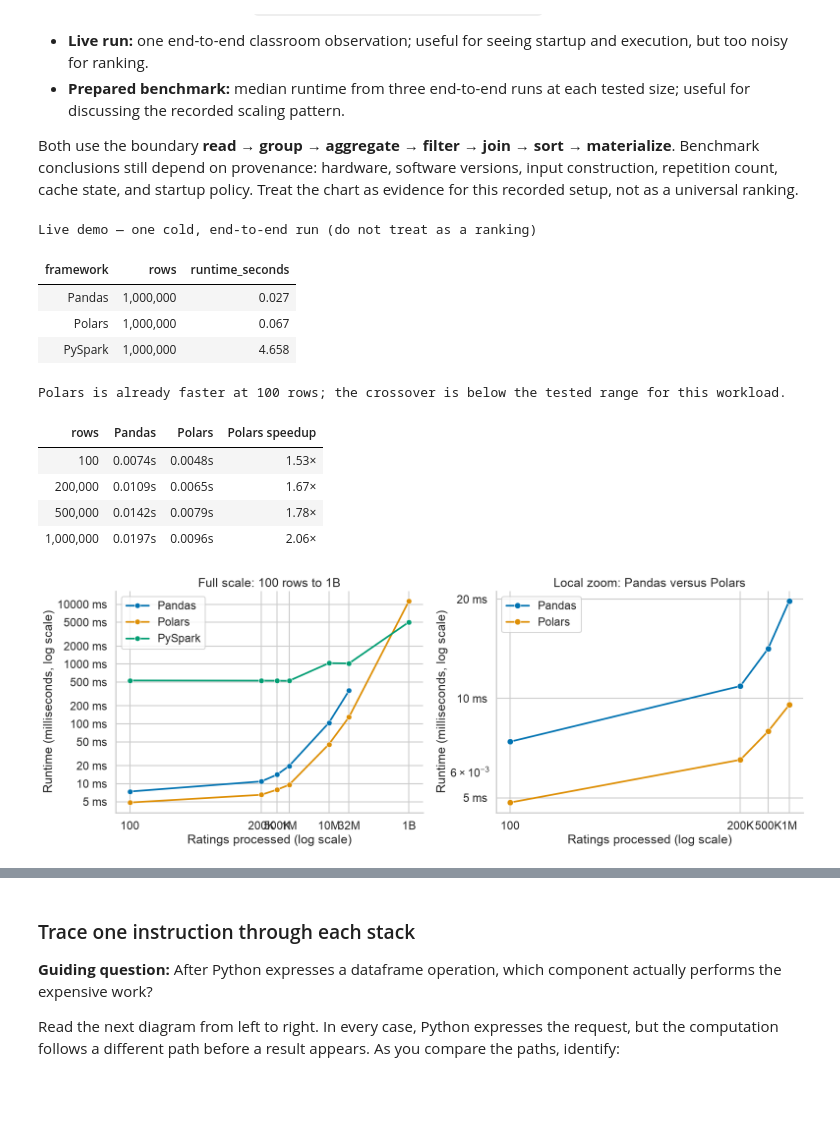
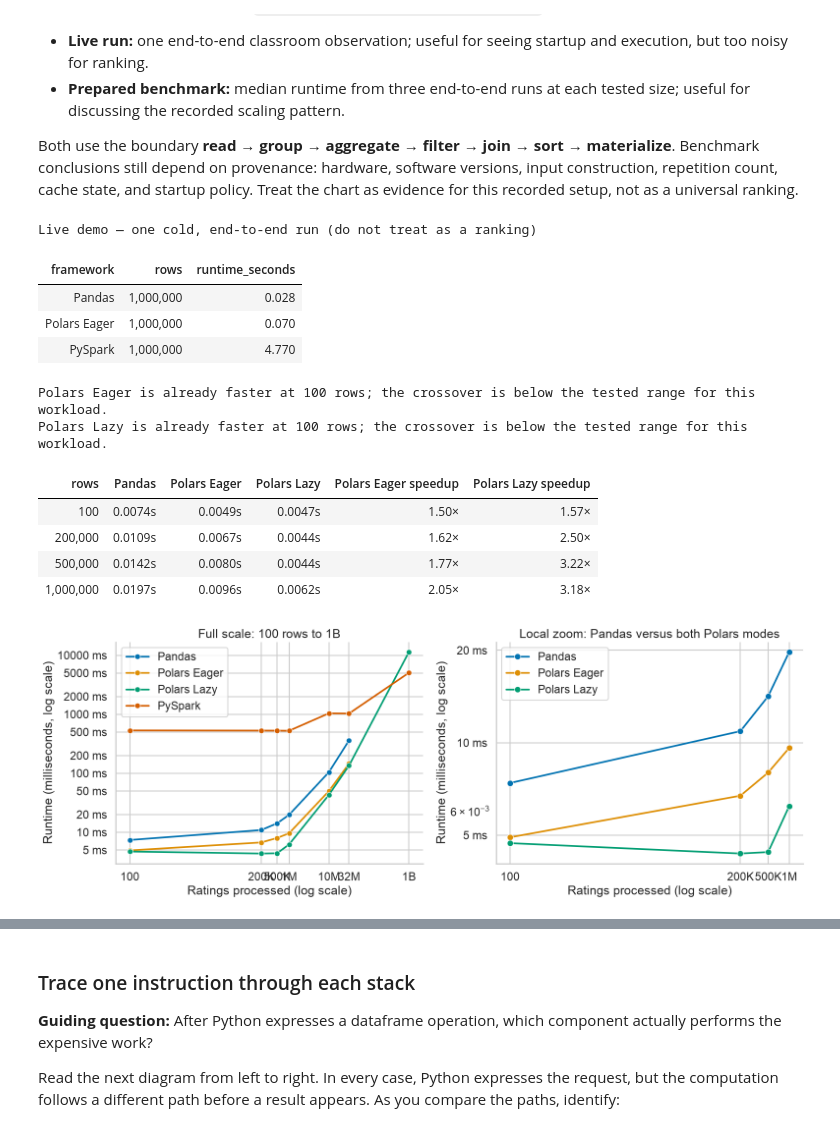
Before and after one commit to Kedar-V/data-processing-frameworks-demo, a Jupyter notebook: notebooks/movielens_dataframe_engines_simple.ipynb, the cells around one changed output, grey strips where cells are left out. Drawn from its saved outputs; the diff is of its cells as text; code cells hidden in the pictures; blank space fills up the shorter version.

```diff
--- a/notebooks/movielens_dataframe_engines_simple.ipynb
+++ b/notebooks/movielens_dataframe_engines_simple.ipynb
@@ -55,8 +55,10 @@ from IPython.display import display, Markdown
 # Keep unexpected warnings visible during class; suppress only known seaborn deprecations.
 warnings.filterwarnings("ignore", category=FutureWarning, module="seaborn")
 sns.set_theme(style="whitegrid", context="talk")
-palette = sns.color_palette("colorblind", 3)
-FRAMEWORK_COLORS = dict(zip(["Pandas", "Polars", "PySpark"], palette))
+palette = sns.color_palette("colorblind", 4)
+FRAMEWORK_COLORS = dict(
+    zip(["Pandas", "Polars Eager", "Polars Lazy", "PySpark"], palette)
+)
 
 FAST_DEMO = True
 MIN_RATINGS = 1_000
@@ -620,7 +622,7 @@ live = pd.DataFrame(
         {"framework": framework, "rows": LIVE_ROWS, "runtime_seconds": runtime}
         for framework, runtime in {
             "Pandas": pandas_runtime,
-            "Polars": polars_runtime,
+            "Polars Eager": polars_runtime,
             "PySpark": spark_runtime,
         }.items()
         if runtime is not None
@@ -631,37 +633,39 @@ display(
     live.style.format({"rows": "{:,}", "runtime_seconds": "{:.3f}"}).hide(axis="index")
 )
 
+polars_modes = ["Polars Eager", "Polars Lazy"]
 local_comparison = (
-    prepared[prepared["framework"].isin(["Pandas", "Polars"])]
+    prepared[prepared["framework"].isin(["Pandas", *polars_modes])]
     .pivot(index="rows", columns="framework", values="runtime_seconds")
     .dropna()
     .reset_index()
 )
-local_comparison["Polars speedup"] = (
-    local_comparison["Pandas"] / local_comparison["Polars"]
-)
-first_win = local_comparison.loc[
-    local_comparison["Polars"] < local_comparison["Pandas"], "rows"
-].min()
 smallest_test = local_comparison["rows"].min()
-if first_win == smallest_test:
-    print(
-        f"Polars is already faster at {first_win:,} rows; "
-        "the crossover is below the tested range for this workload."
+for mode in polars_modes:
+    speedup_column = f"{mode} speedup"
+    local_comparison[speedup_column] = (
+        local_comparison["Pandas"] / local_comparison[mode]
     )
-else:
-    print(f"First observed Polars win: {first_win:,} rows")
+    first_win = local_comparison.loc[
+        local_comparison[mode] < local_comparison["Pandas"], "rows"
+    ].min()
+    if first_win == smallest_test:
+        print(
+            f"{mode} is already faster at {first_win:,} rows; "
+            "the crossover is below the tested range for this workload."
+        )
+    else:
+        print(f"First observed {mode} win: {first_win:,} rows")
 
+comparison_formats = {
+    "rows": "{:,}",
+    "Pandas": "{:.4f}s",
+    **{mode: "{:.4f}s" for mode in polars_modes},
+    **{f"{mode} speedup": "{:.2f}×" for mode in polars_modes},
+}
 display(
     local_comparison[local_comparison["rows"] <= 1_000_000]
-    .style.format(
-        {
-            "rows": "{:,}",
-            "Pandas": "{:.4f}s",
-            "Polars": "{:.4f}s",
-            "Polars speedup": "{:.2f}×",
-        }
-    )
+    .style.format(comparison_formats)
     .hide(axis="index")
 )
 
@@ -692,7 +696,8 @@ axes[0].set_xticks(
 axes[0].legend(title="")
 
 small_local = prepared[
-    prepared["framework"].isin(["Pandas", "Polars"]) & (prepared["rows"] <= 1_000_000)
+    prepared["framework"].isin(["Pandas", *polars_modes])
+    & (prepared["rows"] <= 1_000_000)
 ]
 sns.lineplot(
     data=small_local,
@@ -703,44 +708,45 @@ sns.lineplot(
     palette=FRAMEWORK_COLORS,
     linewidth=2.5,
     markersize=9,
     ax=axes[1],
 )
 axes[1].set_xscale("log")
 axes[1].set_yscale("log")
 axes[1].set(
-    title="Local zoom: Pandas versus Polars",
+    title="Local zoom: Pandas versus both Polars modes",
     xlabel="Ratings processed (log scale)",
     ylabel="Runtime (milliseconds, log scale)",
 )
 axes[1].set_xticks(
     [100, 200_000, 500_000, 1_000_000],
     labels=["100", "200K", "500K", "1M"],
 )
 axes[1].legend(title="")
 
 from matplotlib.ticker import FuncFormatter, LogLocator
 
 milliseconds_formatter = FuncFormatter(lambda value, _: f"{value * 1_000:g} ms")
 for ax in axes:
     ax.yaxis.set_major_locator(LogLocator(base=10, subs=(1, 2, 5)))
     ax.yaxis.set_major_formatter(milliseconds_formatter)
 
 sns.despine()
 plt.tight_layout()
 plt.show()
 # %% [output]
 Live demo — one cold, end-to-end run (do not treat as a ranking)
 | framework | rows | runtime_seconds |
-| Pandas | 1,000,000 | 0.027 |
-| Polars | 1,000,000 | 0.067 |
-| PySpark | 1,000,000 | 4.658 |
+| Pandas | 1,000,000 | 0.028 |
+| Polars Eager | 1,000,000 | 0.070 |
+| PySpark | 1,000,000 | 4.770 |
-Polars is already faster at 100 rows; the crossover is below the tested range for this workload.
+Polars Eager is already faster at 100 rows; the crossover is below the tested range for this workload.
+Polars Lazy is already faster at 100 rows; the crossover is below the tested range for this workload.
-| rows | Pandas | Polars | Polars speedup |
-| 100 | 0.0074s | 0.0048s | 1.53× |
-| 200,000 | 0.0109s | 0.0065s | 1.67× |
-| 500,000 | 0.0142s | 0.0079s | 1.78× |
-| 1,000,000 | 0.0197s | 0.0096s | 2.06× |
+| rows | Pandas | Polars Eager | Polars Lazy | Polars Eager speedup | Polars Lazy speedup |
+| 100 | 0.0074s | 0.0049s | 0.0047s | 1.50× | 1.57× |
+| 200,000 | 0.0109s | 0.0067s | 0.0044s | 1.62× | 2.50× |
+| 500,000 | 0.0142s | 0.0080s | 0.0044s | 1.77× | 3.22× |
+| 1,000,000 | 0.0197s | 0.0096s | 0.0062s | 2.05× | 3.18× |
-[figure, old version]
+[figure, new version]
 # %% [markdown]
 ### Read the observed scaling pattern—not a universal ranking
 
```
Also changed, not shown: parts of 6 cells of this notebook, 4 other files.
